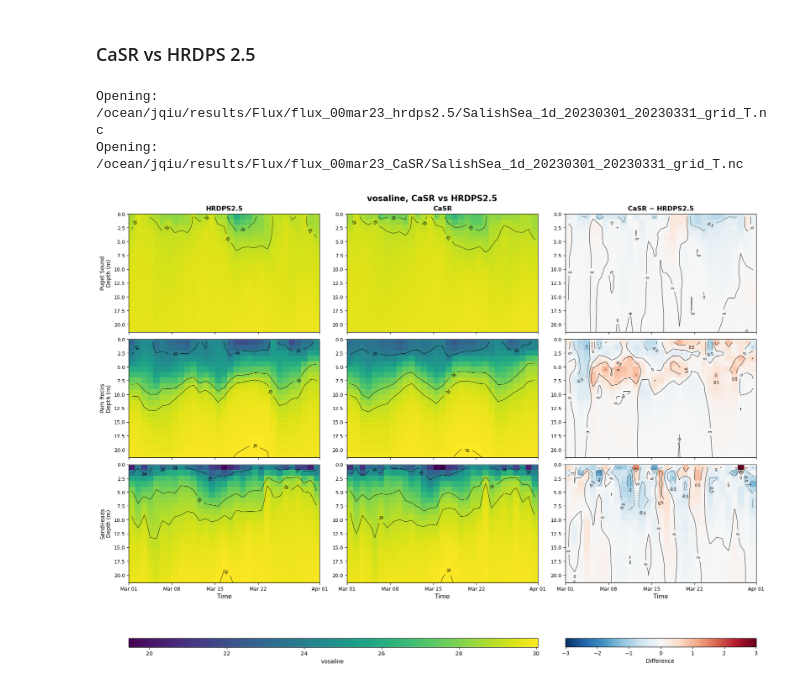
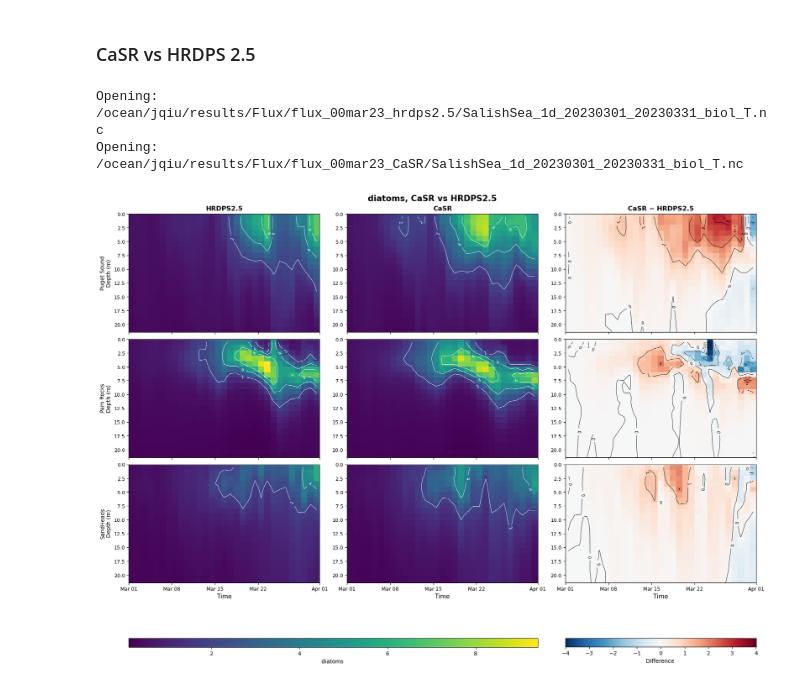
Before and after one commit to SalishSeaCast/analysis-junqi, a Jupyter notebook: Analysis_Atmospheric_Forcing/Analysis_results_comparison/Analysis_Profiles/Profiles_Mar.ipynb, the cells around one changed output. Saved outputs shown, nothing was run; the diff lists cells and outputs as text; code cells hidden in the pictures.

Commit message:
feat: sensitivity experiment

```diff
--- a/Analysis_Atmospheric_Forcing/Analysis_results_comparison/Analysis_Profiles/Profiles_Mar.ipynb
+++ b/Analysis_Atmospheric_Forcing/Analysis_results_comparison/Analysis_Profiles/Profiles_Mar.ipynb
@@ -3277,8 +3285,8 @@ MONTH = "Mar"
 EXPERIMENT = "CaSR"       # HRDPS1 / CaSR / HRDPS10
 REFERENCE = "HRDPS2.5"
 
-VARIABLE = "vosaline"       # votemper / vosaline / nitrate
-DATA_TYPE = "Physical"      # Physical / Biological
+VARIABLE = "diatoms"       # votemper / vosaline / nitrate
+DATA_TYPE = "Biological"      # Physical / Biological
 
 # Start with one station; add more stations later.
 SELECTED_POINTS = [
@@ -3307,16 +3315,17 @@ DIFF_MAX = None             # e.g. 1.0, gives [-1, 1]
 
 # CONTOUR_LEVELS = None
 # Example:
-# CONTOUR_LEVELS = np.arange(6, 11, 0.5)
-CONTOUR_LEVELS = [20, 24, 28, 29, 30, 30.2, 30.4]
+CONTOUR_LEVELS = np.arange(0, 8, 2)
+# CONTOUR_LEVELS = [20, 24, 28, 29, 30, 30.2, 30.4]
 
 # DIFF_CONTOUR_LEVELS = None
 # Example:
 # DIFF_CONTOUR_LEVELS = np.arange(-1.0, 1.01, 0.25)
-DIFF_CONTOUR_LEVELS = np.arange(-2, 2, 0.5)
+DIFF_CONTOUR_LEVELS = np.arange(-4, 4, 1)
 
 SHOW_CONTOUR_LABELS = True
-CONTOUR_COLOR = "black"
+CONTOUR_COLOR = "white"
+DIFF_CONTOUR_COLOR = "black"
 CONTOUR_LINEWIDTH = 0.6
 
 # Units (change as needed)
@@ -3445,7 +3454,8 @@ def plot_time_depth(
     vmin,
     vmax,
     contour_levels=None,
-    norm=None
+    norm=None,
+    contour_color="white"
 ):
     time = pd.to_datetime(da.time_counter.values)
     depth = da.deptht.values
@@ -3471,18 +3481,18 @@ def plot_time_depth(
             depth,
             values,
             levels=contour_levels,
-            colors=CONTOUR_COLOR,
+            colors=contour_color,
             linewidths=CONTOUR_LINEWIDTH
         )
 
-        if SHOW_CONTOUR_LABELS:
-            ax.clabel(
-                cs,
-                inline=True,
-                fontsize=7,
-                fmt="%g"
-            )
-
+    if SHOW_CONTOUR_LABELS:
+        ax.clabel(
+            cs,
+            inline=True,
+            fontsize=7,
+            fmt="%g",
+            colors=contour_color
+        )
     # Depth increases downward.
     ax.invert_yaxis()
 
@@ -3585,24 +3595,29 @@ def plot_comparison():
     # Plot each station.
     for i, (station, ref, exp, diff) in enumerate(all_data):
 
+        # Reference: white contours
         m_ref = plot_time_depth(
             axes[i, 0],
             ref,
             CMAP,
             vmin,
             vmax,
-            contour_levels=CONTOUR_LEVELS
+            contour_levels=CONTOUR_LEVELS,
+            contour_color=CONTOUR_COLOR
         )
 
+        # Experiment: white contours
         m_exp = plot_time_depth(
             axes[i, 1],
             exp,
             CMAP,
             vmin,
             vmax,
-            contour_levels=CONTOUR_LEVELS
+            contour_levels=CONTOUR_LEVELS,
+            contour_color=CONTOUR_COLOR
         )
 
+        # Difference: black contours
         m_diff = plot_time_depth(
             axes[i, 2],
             diff,
@@ -3610,7 +3625,8 @@ def plot_comparison():
             None,
             None,
             contour_levels=DIFF_CONTOUR_LEVELS,
-            norm=diff_norm
+            norm=diff_norm,
+            contour_color=DIFF_CONTOUR_COLOR
         )
 
         # Same depth range across the three panels.
@@ -3666,33 +3682,33 @@ def plot_comparison():
         pad=0.10,
         aspect=22
     )
     cbar_diff.set_label(
         f"Difference ", fontsize=10
     )
 
     fig.suptitle(
         f"{VARIABLE}, "
         f"{EXPERIMENT} vs {REFERENCE}",
         fontsize=15,
         fontweight="bold"
     )
 
 
 
     plt.show()
 
     ds_ref.close()
     ds_exp.close()
 
     return fig, axes
 
 
 # ============================================================
 # 7. RUN
 # ============================================================
 
 fig, axes = plot_comparison()
 # %% [output]
-Opening: /ocean/jqiu/results/Flux/flux_00mar23_hrdps2.5/SalishSea_1d_20230301_20230331_grid_T.nc
-Opening: /ocean/jqiu/results/Flux/flux_00mar23_CaSR/SalishSea_1d_20230301_20230331_grid_T.nc
+Opening: /ocean/jqiu/results/Flux/flux_00mar23_hrdps2.5/SalishSea_1d_20230301_20230331_biol_T.nc
+Opening: /ocean/jqiu/results/Flux/flux_00mar23_CaSR/SalishSea_1d_20230301_20230331_biol_T.nc
-[figure, old version]
+[figure, new version]
```
Also changed, not shown: parts of 1 cell of this notebook, 1 other file.
